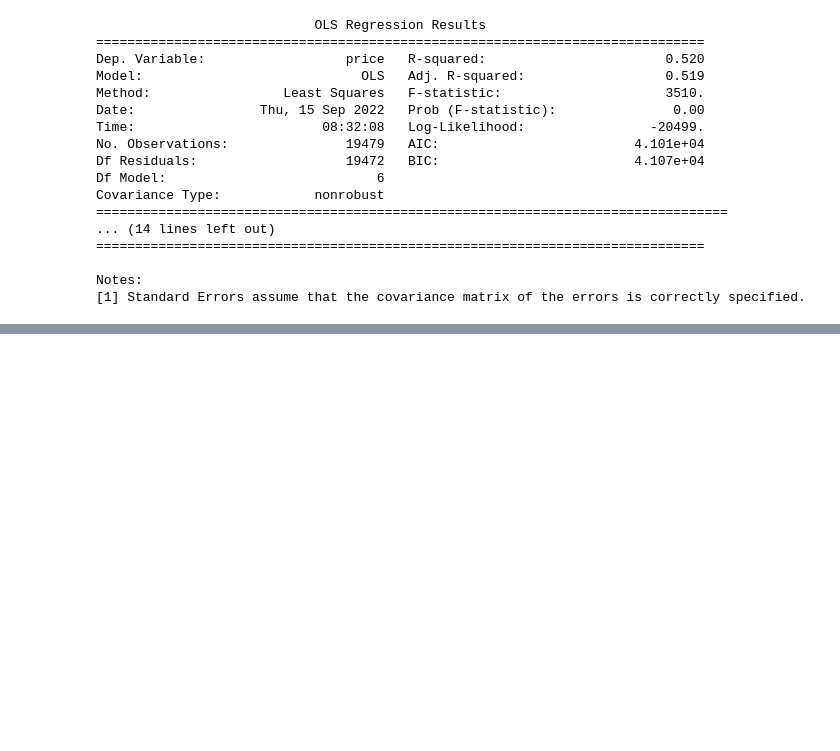
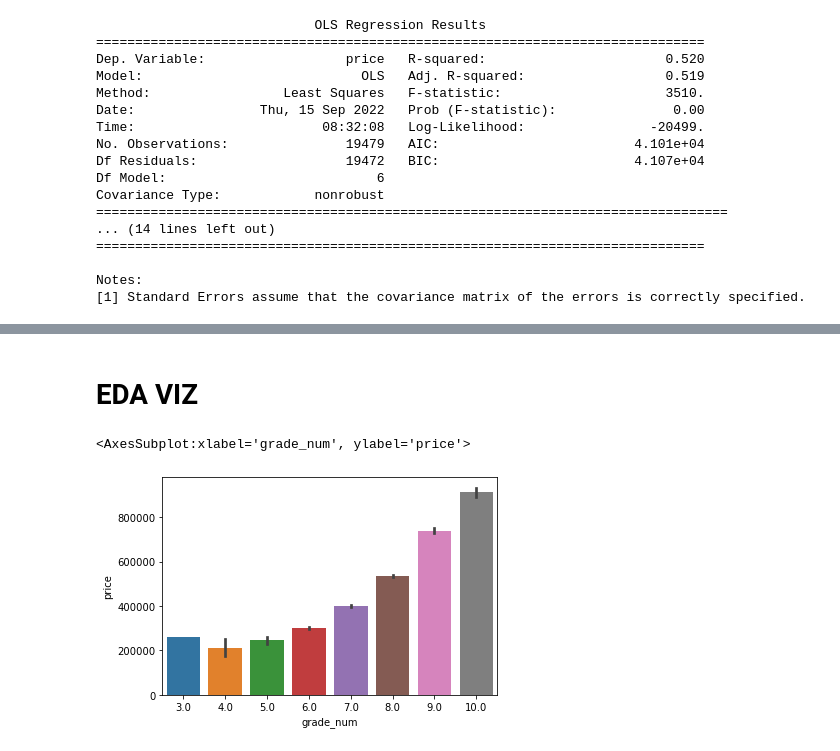
Before and after one commit to MackoyS/sarah-and-mackoy-price-modeling, a Jupyter notebook: TrainTestSplitAttempt.ipynb, the cells around one changed output, grey strips where cells are left out. Drawn from its saved outputs; the diff is of its cells as text; code cells hidden in the pictures; blank space fills up the shorter version.

```diff
--- a/TrainTestSplitAttempt.ipynb
+++ b/TrainTestSplitAttempt.ipynb
@@ -309,0 +580,11 @@ Notes:
+# %% [markdown]
+# EDA VIZ
+# %%
+#grade num
+
+
+
+sns.barplot(data=clean_df, x="grade_num", y="price")
+# %% [output]
+<AxesSubplot:xlabel='grade_num', ylabel='price'>
+[figure, added]
```
Also changed, not shown: parts of 48 cells of this notebook.
